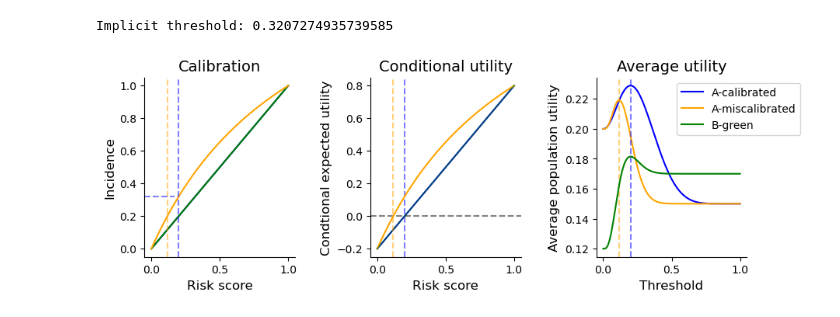
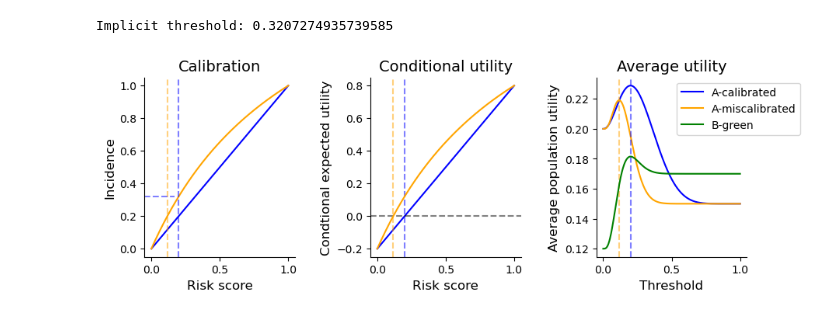
Before and after one commit to spfohl/fairness_simulation, a Jupyter notebook: risk_distribution_plots.ipynb, the cells around one changed output. Drawn from its saved outputs; the diff is of its cells as text; code cells hidden in the pictures.

Commit message:
remove extraneous plot from notebook

```diff
--- a/risk_distribution_plots.ipynb
+++ b/risk_distribution_plots.ipynb
@@ -423,36 +423,36 @@ ax1.plot(risk_values, conditional_utility, color='b', label='A-calibrated')
 ax1.axvline(optimal_threshold, linestyle='--', color='b', alpha=0.5)
 ax1.axhline(color = 'k', linestyle='--', alpha=0.5)
 ax1.plot(risk_values, conditional_utility_miscalibrated, color='orange', label='A-miscalibrated')
-ax1.plot(risk_values, conditional_utility, color='g', label='B-green', alpha=0.5)
+# ax1.plot(risk_values, conditional_utility, color='g', label='B-green', alpha=0.5)
 ax1.axvline(optimal_threshold_miscalibrated, color='orange', linestyle='--', alpha=0.5)
 
 # sns.despine()
 ax1.set_xlabel('Risk score', fontsize=12)
 ax1.set_ylabel('Condtional expected utility',fontsize=12)
 ax1.set_title('Conditional utility', fontsize=14)
 
 ax2.plot(risk_values, cumulative_utility, color='b', label='A-calibrated')
 ax2.plot(risk_values, cumulative_utility_miscalibrated, color='orange', label='A-miscalibrated')
 ax2.axvline(optimal_threshold, linestyle='--', color='b', alpha=0.5)
 ax2.axvline(optimal_threshold_miscalibrated, linestyle='--', color='orange', alpha=0.5)
 ax2.plot(risk_values, cumulative_utility_group_b, color='green', label='B-green')
 ax2.set_ylabel('Average population utility', fontsize=12)
 ax2.set_xlabel('Threshold',fontsize=12)
 ax2.set_title('Average utility', fontsize=14)
 
 ax3.plot(parameters['A']['x'], parameters['A']['calibration_curve'], color = parameters['A']['color'], label='A-calibrated')
-ax3.plot(parameters['B']['x'], parameters['B']['calibration_curve'], color = parameters['B']['color'], label='B-green')
+# ax3.plot(parameters['B']['x'], parameters['B']['calibration_curve'], color = parameters['B']['color'], label='B-green', alpha=0.5)
 ax3.plot(parameters['A-new']['x'], parameters['A-new']['calibration_curve'], color = parameters['A-new']['color'], label='A-miscalibrated')
 ax3.axvline(optimal_threshold, linestyle='--', color='b', alpha=0.5)
 ax3.axvline(optimal_threshold_miscalibrated, linestyle='--', color=parameters['A-new']['color'], alpha=0.5)
 ax3.axhline(implicit_threshold, xmax=optimal_threshold, linestyle='--', color=parameters['A']['color'], alpha=0.5)
 ax3.set_xlabel('Risk score', fontsize=12)
 ax3.set_ylabel('Incidence', fontsize=12)
 ax3.set_title('Calibration', fontsize=14)
 
 plt.legend(bbox_to_anchor=(0.5, 1))
 sns.despine()
 plt.show()
 fig.savefig(os.path.join(figure_path, 'utility_threshold.png'), dpi=300, bbox_inches="tight")
 # %% [output]
-[figure, old version]
+[figure, new version]
```
